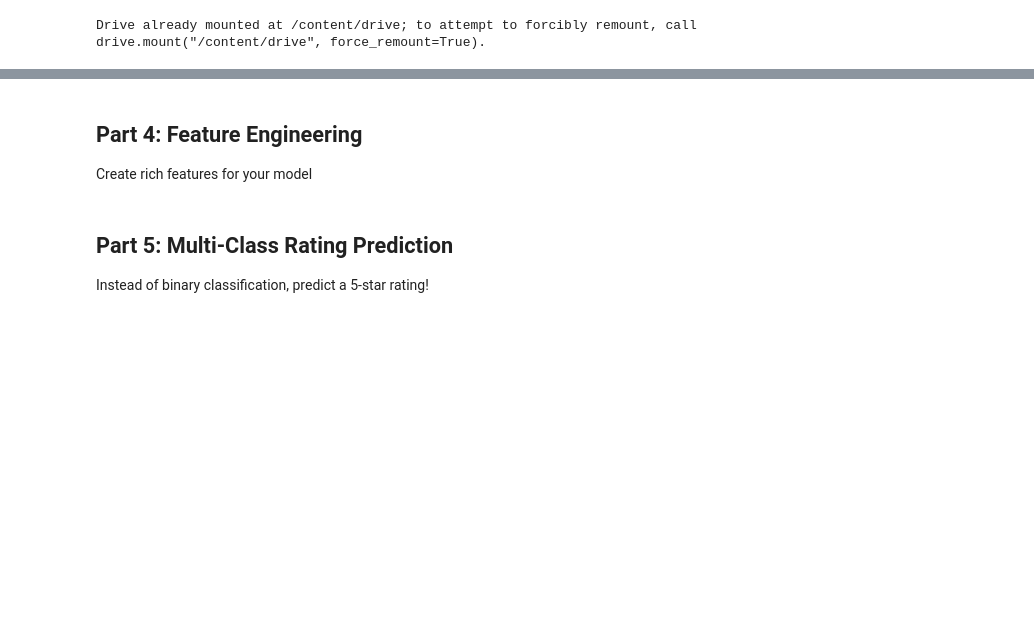
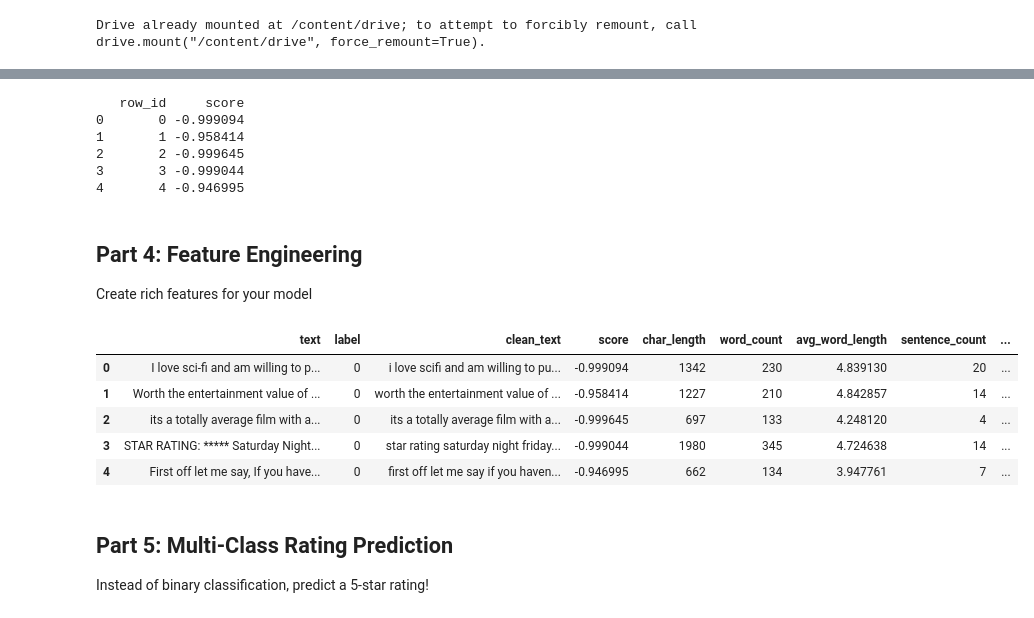
Before and after one commit to kiah-ucsd/DSE200, a Jupyter notebook: homework4.ipynb, the cells around one changed output, grey strips where cells are left out. Saved outputs shown, nothing was run; the diff lists cells and outputs as text; code cells hidden in the pictures; blank space fills up the shorter version.

```diff
--- a/homework4.ipynb
+++ b/homework4.ipynb
@@ -200,3 +188,13 @@ test_df = pd.read_csv("sentiment_progress.csv")
+# %%
+scores_df = pd.read_csv("/content/drive/MyDrive/sentiment_progress.csv")
+print(scores_df.head())
+# %% [output]
+   row_id     score
+0       0 -0.999094
+1       1 -0.958414
+2       2 -0.999645
+3       3 -0.999044
+4       4 -0.946995
 # %% [markdown]
 ## Part 4: Feature Engineering
 
@@ -204,2 +220,9 @@ Create rich features for your model
 # %%
-sample_df.head()
+test_df.head()
+# %% [output]
+|  | text | label | clean_text | score | char_length | word_count | avg_word_length | sentence_count | ... |
+| 0 | I love sci-fi and am willing to p... | 0 | i love scifi and am willing to pu... | -0.999094 | 1342 | 230 | 4.839130 | 20 | ... |
+| 1 | Worth the entertainment value of ... | 0 | worth the entertainment value of ... | -0.958414 | 1227 | 210 | 4.842857 | 14 | ... |
+| 2 | its a totally average film with a... | 0 | its a totally average film with a... | -0.999645 | 697 | 133 | 4.248120 | 4 | ... |
+| 3 | STAR RATING: ***** Saturday Night... | 0 | star rating saturday night friday... | -0.999044 | 1980 | 345 | 4.724638 | 14 | ... |
+| 4 | First off let me say, If you have... | 0 | first off let me say if you haven... | -0.946995 | 662 | 134 | 3.947761 | 7 | ... |
```
Also changed, not shown: parts of 15 cells of this notebook.
